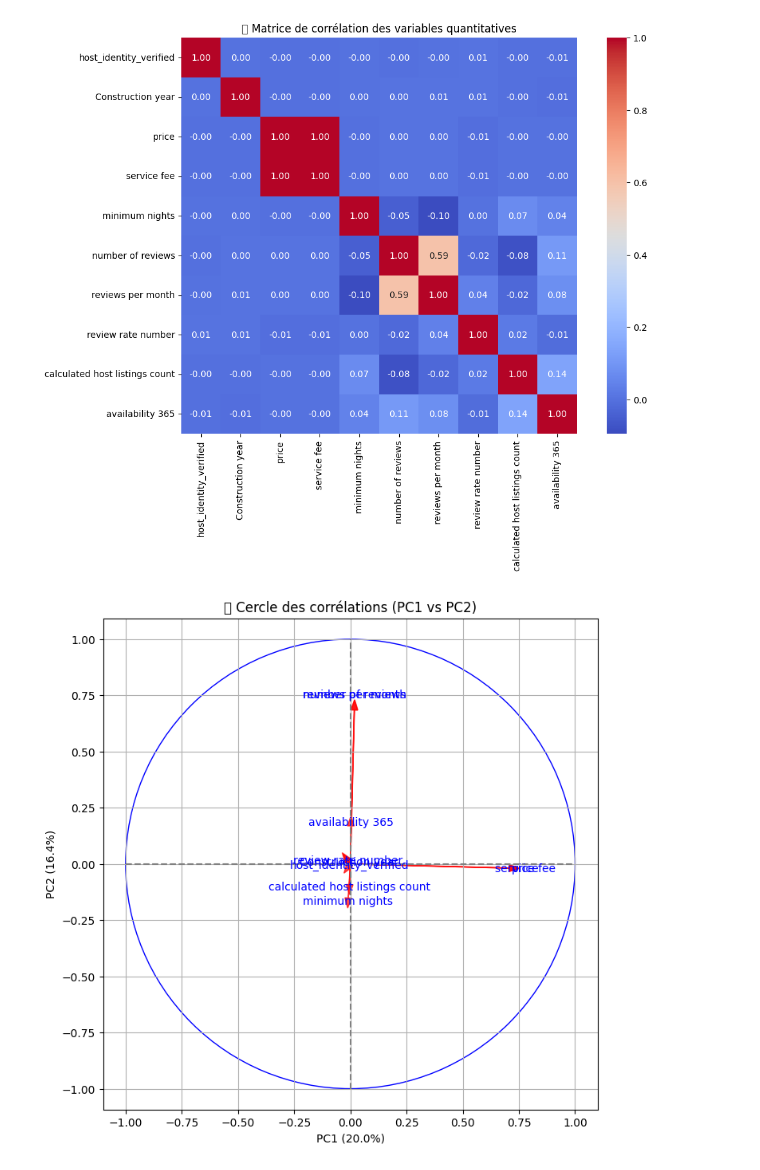
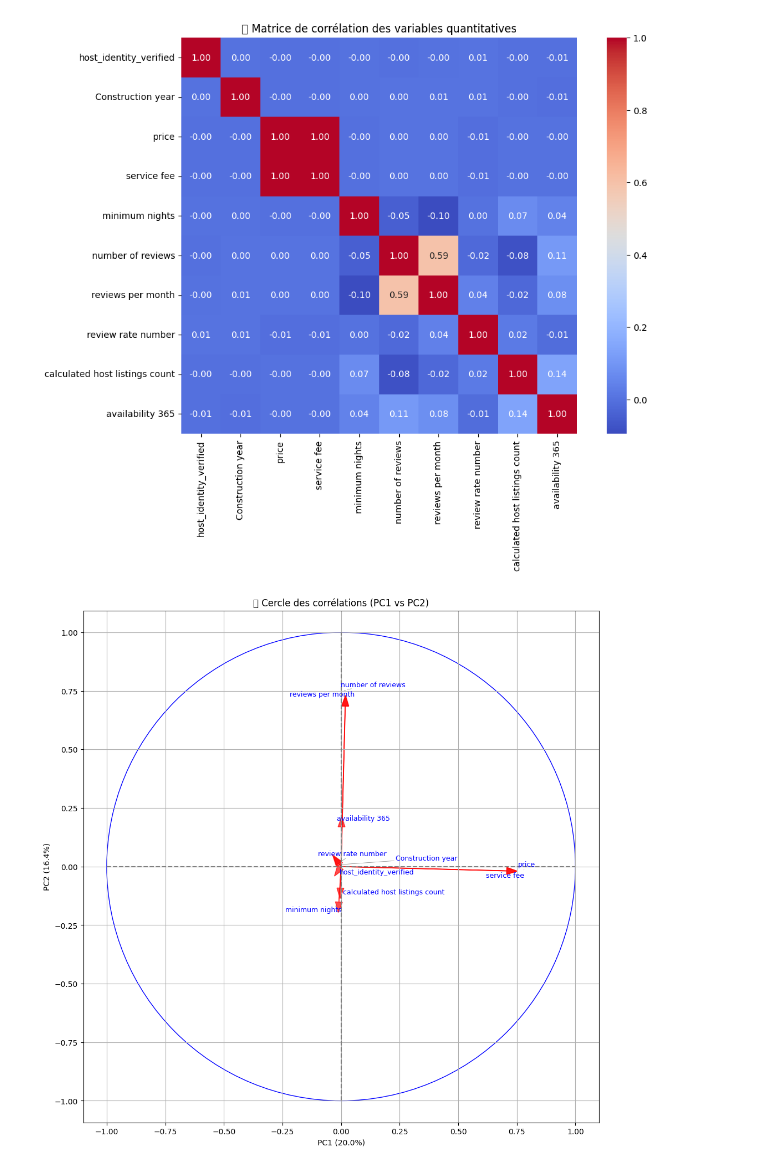
Before and after one commit to EthanVieville/4IABD_reporting_grp7, a Jupyter notebook: ACP.ipynb, the cells around one changed output. Cells and saved outputs as stored; diff of their text form; code cells hidden in the pictures.

```diff
--- a/ACP.ipynb
+++ b/ACP.ipynb
@@ -59,45 +64,55 @@ plt.show()
 # %% [output]
 [figure]
 # %%
+import numpy as np
+import matplotlib.pyplot as plt
 from sklearn.decomposition import PCA
-import numpy as np
+from sklearn.preprocessing import StandardScaler
+from adjustText import adjust_text
 
-# Refaire le PCA avec toutes les composantes
+# Standardisation des données
+X_scaled = StandardScaler().fit_transform(df_clean)
+
+# PCA avec toutes les composantes
 pca_full = PCA()
-X_scaled = StandardScaler().fit_transform(df_clean)
 pca_full.fit(X_scaled)
 
 # Composantes principales
 components = pca_full.components_
 
 # Noms des variables
 features = df_clean.columns
 
-# Cercle
-plt.figure(figsize=(8, 8))
+# Cercle des corrélations
+plt.figure(figsize=(12, 12))
+texts = []
+
 for i in range(len(features)):
-    plt.arrow(0, 0,
-              components[0, i],
-              components[1, i],
-              color='r', alpha=0.7, head_width=0.03)
-    plt.text(components[0, i]*1.1,
-             components[1, i]*1.1,
-             features[i],
-             color='b', ha='center', va='center')
+    x = components[0, i]
+    y = components[1, i]
+    plt.arrow(0, 0, x, y, color='r', alpha=0.7, head_width=0.03)
+    texts.append(plt.text(x * 1.1, y * 1.1, features[i],
+                          color='b', ha='center', va='center', fontsize=9))
 
-# Cercles + axes
+# Lignes des axes
 plt.plot([-1, 1], [0, 0], color='grey', linestyle='--')
 plt.plot([0, 0], [-1, 1], color='grey', linestyle='--')
+
+# Cercle unitaire
 circle = plt.Circle((0, 0), 1, color='b', fill=False)
 plt.gca().add_artist(circle)
 
+# Ajustement automatique des textes
+adjust_text(texts, arrowprops=dict(arrowstyle='-', color='grey', lw=0.5))
+
+# Mise en forme
 plt.xlim(-1.1, 1.1)
 plt.ylim(-1.1, 1.1)
-plt.xlabel("PC1 (%.1f%%)" % (pca_full.explained_variance_ratio_[0]*100))
-plt.ylabel("PC2 (%.1f%%)" % (pca_full.explained_variance_ratio_[1]*100))
+plt.xlabel("PC1 (%.1f%%)" % (pca_full.explained_variance_ratio_[0] * 100))
+plt.ylabel("PC2 (%.1f%%)" % (pca_full.explained_variance_ratio_[1] * 100))
 plt.title("🔵 Cercle des corrélations (PC1 vs PC2)")
 plt.grid()
 plt.axis('equal')
 plt.show()
 # %% [output]
-[figure, old version]
+[figure, new version]
```
Also changed, not shown: parts of 2 cells of this notebook, 4 other files.
